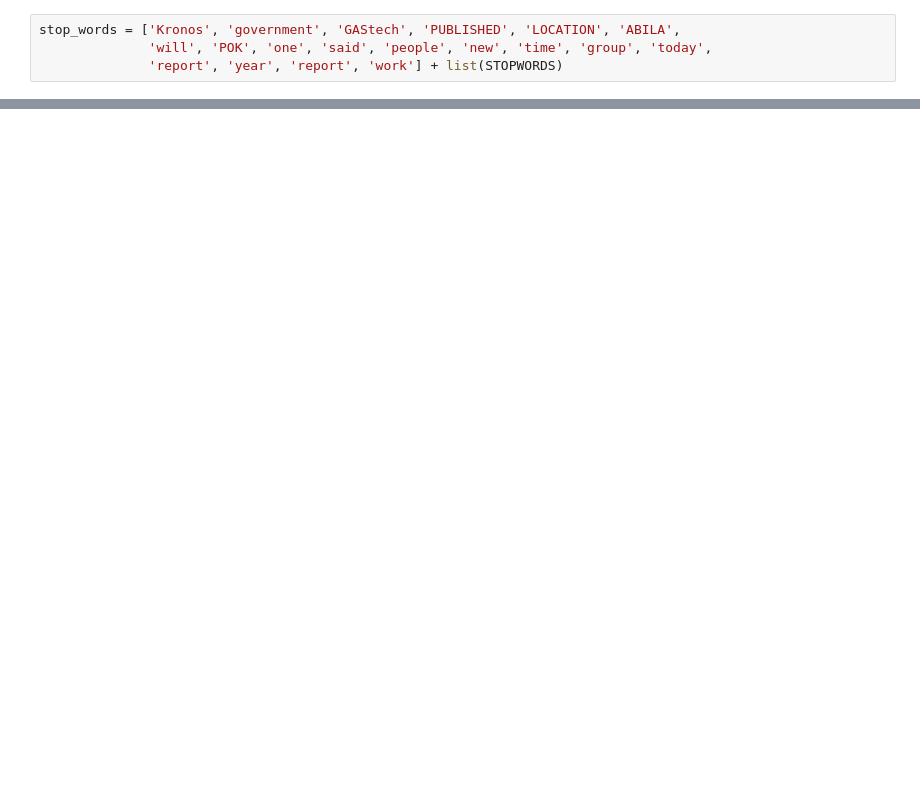
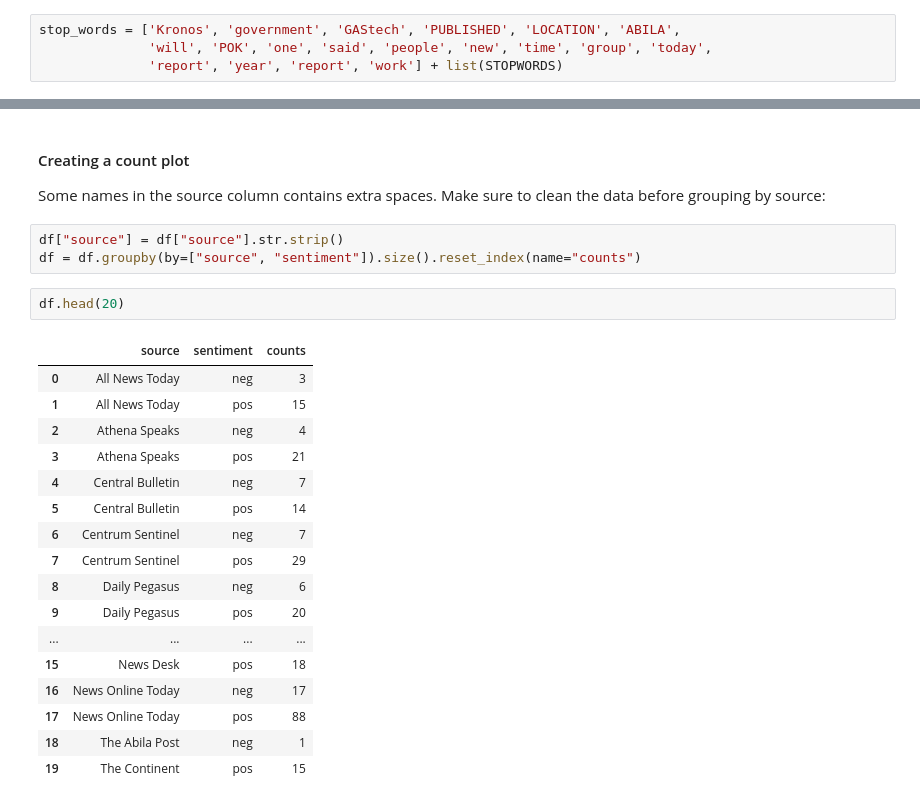
Before and after one commit to comp-machine-learning-spring2021/portfolio-HelenaSG, a Jupyter notebook: Text-Mining/Visualization.ipynb, the cells around one changed output, grey strips where cells are left out. Saved outputs shown, nothing was run; the diff lists cells and outputs as text; blank space fills up the shorter version.

```diff
--- a/Text-Mining/Wordcloud-visualization.ipynb
+++ b/Text-Mining/Visualization.ipynb
@@ -63,3 +79,30 @@ plt.axis("off")
 plt.show()
 # %% [output]
 [figure]
+# %% [markdown]
+#### Creating a count plot
+
+Some names in the source column contains extra spaces. Make sure to clean the data before grouping by source:
+# %%
+df["source"] = df["source"].str.strip()
+df = df.groupby(by=["source", "sentiment"]).size().reset_index(name="counts")
+# %%
+df.head(20)
+# %% [output]
+|  | source | sentiment | counts |
+| 0 | All News Today | neg | 3 |
+| 1 | All News Today | pos | 15 |
+| 2 | Athena Speaks | neg | 4 |
+| 3 | Athena Speaks | pos | 21 |
+| 4 | Central Bulletin | neg | 7 |
+| 5 | Central Bulletin | pos | 14 |
+| 6 | Centrum Sentinel | neg | 7 |
+| 7 | Centrum Sentinel | pos | 29 |
+| 8 | Daily Pegasus | neg | 6 |
+| 9 | Daily Pegasus | pos | 20 |
+| ... | ... | ... | ... |
+| 15 | News Desk | pos | 18 |
+| 16 | News Online Today | neg | 17 |
+| 17 | News Online Today | pos | 88 |
+| 18 | The Abila Post | neg | 1 |
+| 19 | The Continent | pos | 15 |
```
Also changed, not shown: parts of 10 cells of this notebook, 3 other files.
